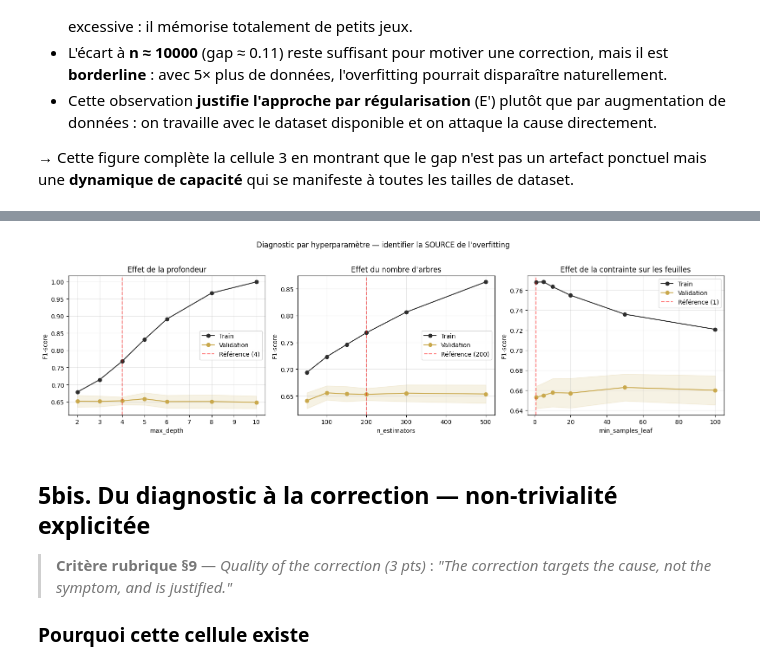
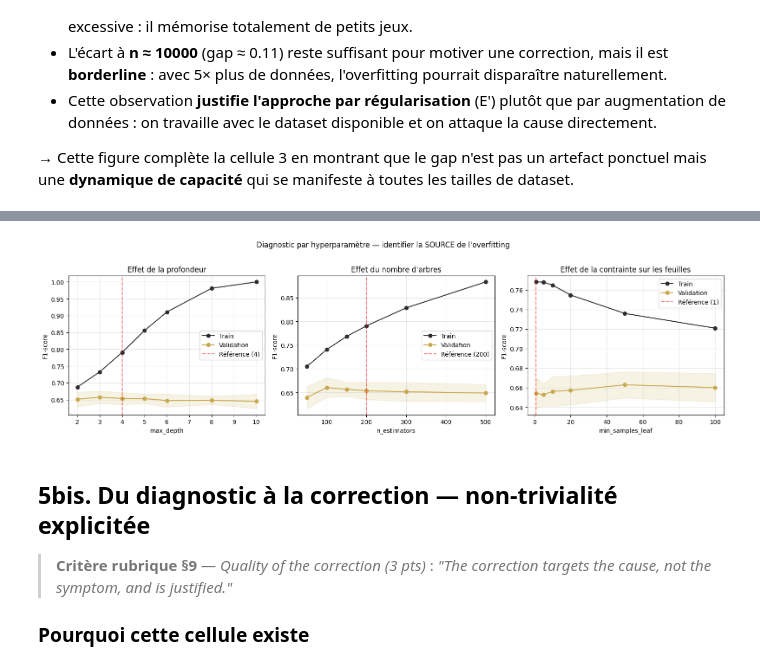
Before and after one commit to Samiatouile/ml-fails-online-shoppers, a Jupyter notebook: 02_experiment.ipynb, the cells around one changed output, grey strips where cells are left out. Saved outputs shown, nothing was run; the diff lists cells and outputs as text; code cells hidden in the pictures.

```diff
--- a/02_experiment.ipynb
+++ b/02_experiment.ipynb
@@ -464,9 +459,9 @@ param_range_depth = [2, 3, 4, 5, 6, 8, 10]
 train_d, val_d = validation_curve(
     GradientBoostingClassifier(n_estimators=200, learning_rate=0.05,
                                 subsample=0.8, random_state=RANDOM_STATE),
-    X, y, param_name="max_depth", param_range=param_range_depth,
+    X_train, y_train, param_name="max_depth", param_range=param_range_depth,
     cv=StratifiedKFold(n_splits=5, shuffle=True, random_state=RANDOM_STATE),
-    scoring="f1", n_jobs=-1
+    scoring="f1", n_jobs=1
 )
 axes[0].plot(param_range_depth, train_d.mean(axis=1), "o-", color="#2d2d2d", label="Train")
 axes[0].plot(param_range_depth, val_d.mean(axis=1), "o-", color="#C9A84C", label="Validation")
@@ -484,9 +479,9 @@ param_range_n = [50, 100, 150, 200, 300, 500]
 train_n, val_n = validation_curve(
     GradientBoostingClassifier(max_depth=4, learning_rate=0.05,
                                 subsample=0.8, random_state=RANDOM_STATE),
-    X, y, param_name="n_estimators", param_range=param_range_n,
+    X_train, y_train, param_name="n_estimators", param_range=param_range_n,
     cv=StratifiedKFold(n_splits=5, shuffle=True, random_state=RANDOM_STATE),
-    scoring="f1", n_jobs=-1
+    scoring="f1", n_jobs=1
 )
 axes[1].plot(param_range_n, train_n.mean(axis=1), "o-", color="#2d2d2d", label="Train")
 axes[1].plot(param_range_n, val_n.mean(axis=1), "o-", color="#C9A84C", label="Validation")
@@ -498,34 +493,34 @@ axes[1].set_ylabel("F1-score")
 axes[1].set_title("Effet du nombre d'arbres")
 axes[1].legend()
 axes[1].grid(alpha=0.3)
 
 # min_samples_leaf
 param_range_leaf = [1, 5, 10, 20, 50, 100]
 train_l, val_l = validation_curve(
     GradientBoostingClassifier(n_estimators=200, max_depth=4, learning_rate=0.05,
                                 subsample=0.8, random_state=RANDOM_STATE),
     X, y, param_name="min_samples_leaf", param_range=param_range_leaf,
     cv=StratifiedKFold(n_splits=5, shuffle=True, random_state=RANDOM_STATE),
     scoring="f1", n_jobs=-1
 )
 axes[2].plot(param_range_leaf, train_l.mean(axis=1), "o-", color="#2d2d2d", label="Train")
 axes[2].plot(param_range_leaf, val_l.mean(axis=1), "o-", color="#C9A84C", label="Validation")
 axes[2].fill_between(param_range_leaf, val_l.mean(axis=1) - val_l.std(axis=1),
                      val_l.mean(axis=1) + val_l.std(axis=1), alpha=0.15, color="#C9A84C")
 axes[2].axvline(1, color="red", linestyle="--", alpha=0.5, label="Référence (1)")
 axes[2].set_xlabel("min_samples_leaf")
 axes[2].set_ylabel("F1-score")
 axes[2].set_title("Effet de la contrainte sur les feuilles")
 axes[2].legend()
 axes[2].grid(alpha=0.3)
 
 plt.suptitle("Diagnostic par hyperparamètre — identifier la SOURCE de l'overfitting",
              fontsize=12, y=1.02)
 plt.tight_layout()
 plt.savefig("report/fig12_validation_curves.png", dpi=150)
 plt.show()
 # %% [output]
-[figure, old version]
+[figure, new version]
 # %% [markdown]
 ## 5bis. Du diagnostic à la correction — non-trivialité explicitée
 
```
Also changed, not shown: parts of 17 cells of this notebook.
